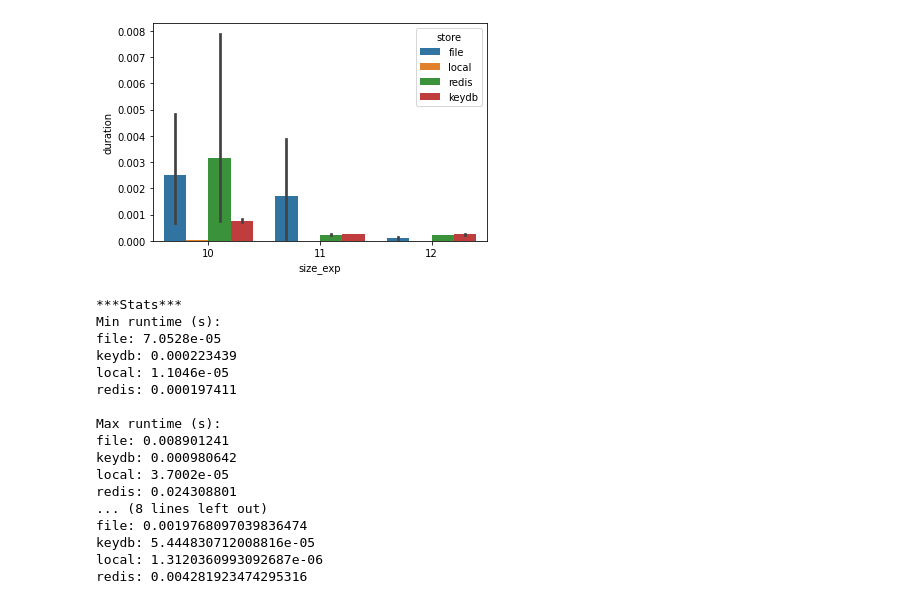
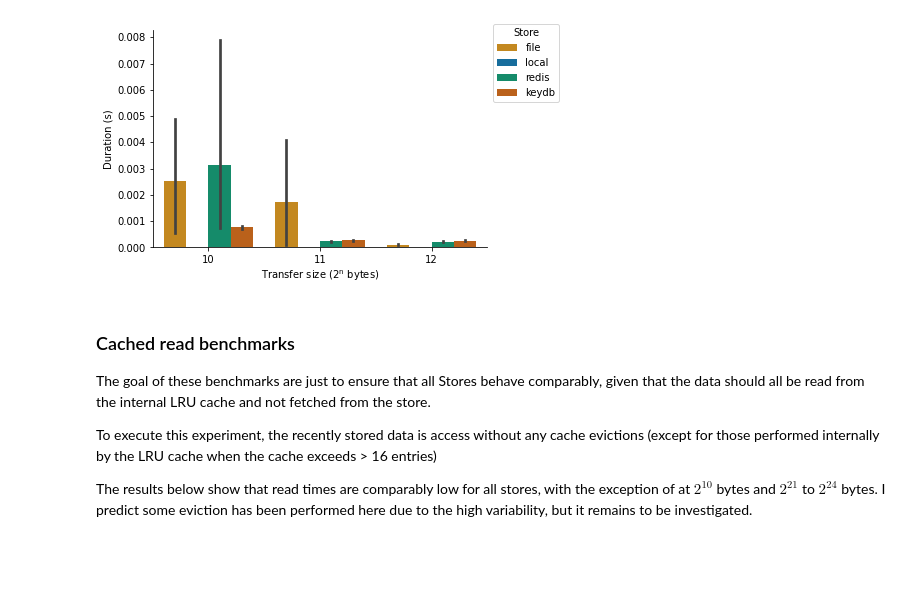
Before and after one commit to ValHayot/chameleon-ps-rdma, a Jupyter notebook: benchmark/Benchmark_visualizations.ipynb, the cells around one changed output. Drawn from its saved outputs; the diff is of its cells as text; code cells hidden in the pictures; blank space fills up the shorter version.

```diff
--- a/benchmark/Benchmark_visualizations.ipynb
+++ b/benchmark/Benchmark_visualizations.ipynb
@@ -134,22 +148,18 @@ redis: 0.00015514338081202352
 # %%
-violin_task(df_local, "store_data", (10, 13))
+transfer_plot(df_local, "store_data", (10, 13), bbox_x=1.23)
 # %% [output]
-[figure, old version]
+[figure, new version]
-***Stats***
-Min runtime (s):
-file: 7.0528e-05
-keydb: 0.000223439
-local: 1.1046e-05
-redis: 0.000197411
-
-Max runtime (s):
-file: 0.008901241
-keydb: 0.000980642
-local: 3.7002e-05
-redis: 0.024308801
-... (8 lines left out)
-file: 0.0019768097039836474
-keydb: 5.444830712008816e-05
-local: 1.3120360993092687e-06
-redis: 0.004281923474295316
+# %% [markdown]
+### Cached read benchmarks
+
+The goal of these benchmarks are just to ensure that all Stores behave comparably,
+given that the data should all be read from the internal LRU cache and not fetched from the
+store.
+
+To execute this experiment, the recently stored data is access without any cache evictions
+(except for those performed internally by the LRU cache when the cache exceeds > 16 entries)
+
+The results below show that read times are comparably low for all stores, with the exception
+of at $2^{10}$ bytes and $2^{21}$ to $2^{24}$ bytes. I predict some eviction has been performed
+here due to the high variability, but it remains to be investigated.
 # %%
```
Also changed, not shown: parts of 23 cells of this notebook, 1 other file.
